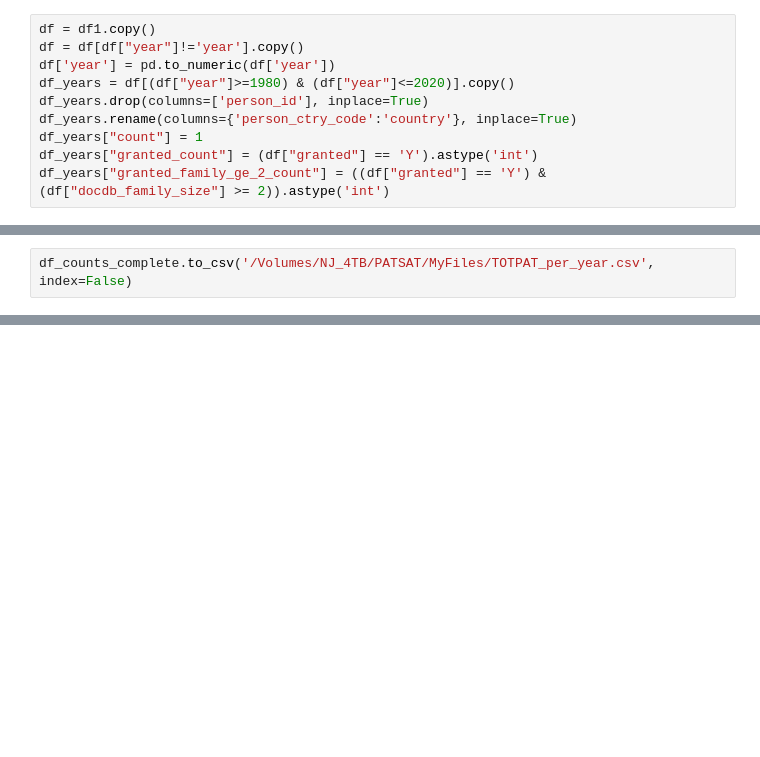
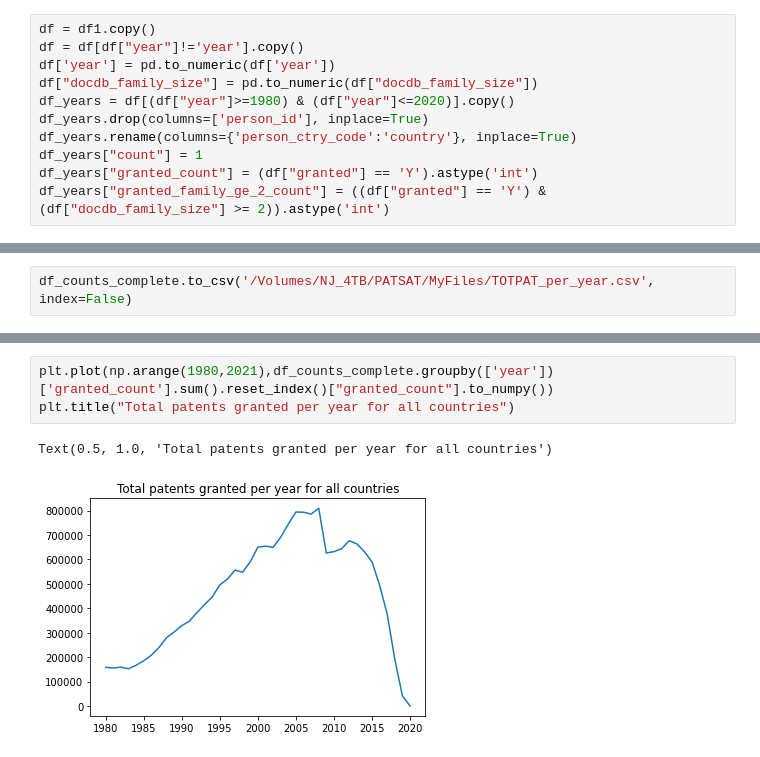
Before and after one commit to Nitasha05/Disasters-and-green-Innovation, a Jupyter notebook: Data Cleaning/9_ Adding Controls.ipynb, the cells around one changed output, grey strips where cells are left out. Drawn from its saved outputs; the diff is of its cells as text; blank space fills up the shorter version.

```diff
--- a/Data Cleaning/9_ Adding Controls.ipynb
+++ b/Data Cleaning/9_ Adding Controls.ipynb
@@ -346,6 +348,7 @@ df1 = pd.read_csv('/Volumes/NJ_4TB/PATSAT/MyFiles/TOTPAT_panel.csv')
 df = df1.copy()
 df = df[df["year"]!='year'].copy()
 df['year'] = pd.to_numeric(df['year'])
+df["docdb_family_size"] = pd.to_numeric(df["docdb_family_size"])
 df_years = df[(df["year"]>=1980) & (df["year"]<=2020)].copy()
 df_years.drop(columns=['person_id'], inplace=True)
 df_years.rename(columns={'person_ctry_code':'country'}, inplace=True)
@@ -379,3 +394,9 @@ plt.title("Total patents per year for all countries")
 # %% [output]
 Text(0.5, 1.0, 'Total patents per year for all countries')
 [figure]
+# %%
+plt.plot(np.arange(1980,2021),df_counts_complete.groupby(['year'])['granted_count'].sum().reset_index()["granted_count"].to_numpy())
+plt.title("Total patents granted per year for all countries")
+# %% [output]
+Text(0.5, 1.0, 'Total patents granted per year for all countries')
+[figure, added]
```
Also changed, not shown: parts of 7 cells of this notebook, 29 other files.
